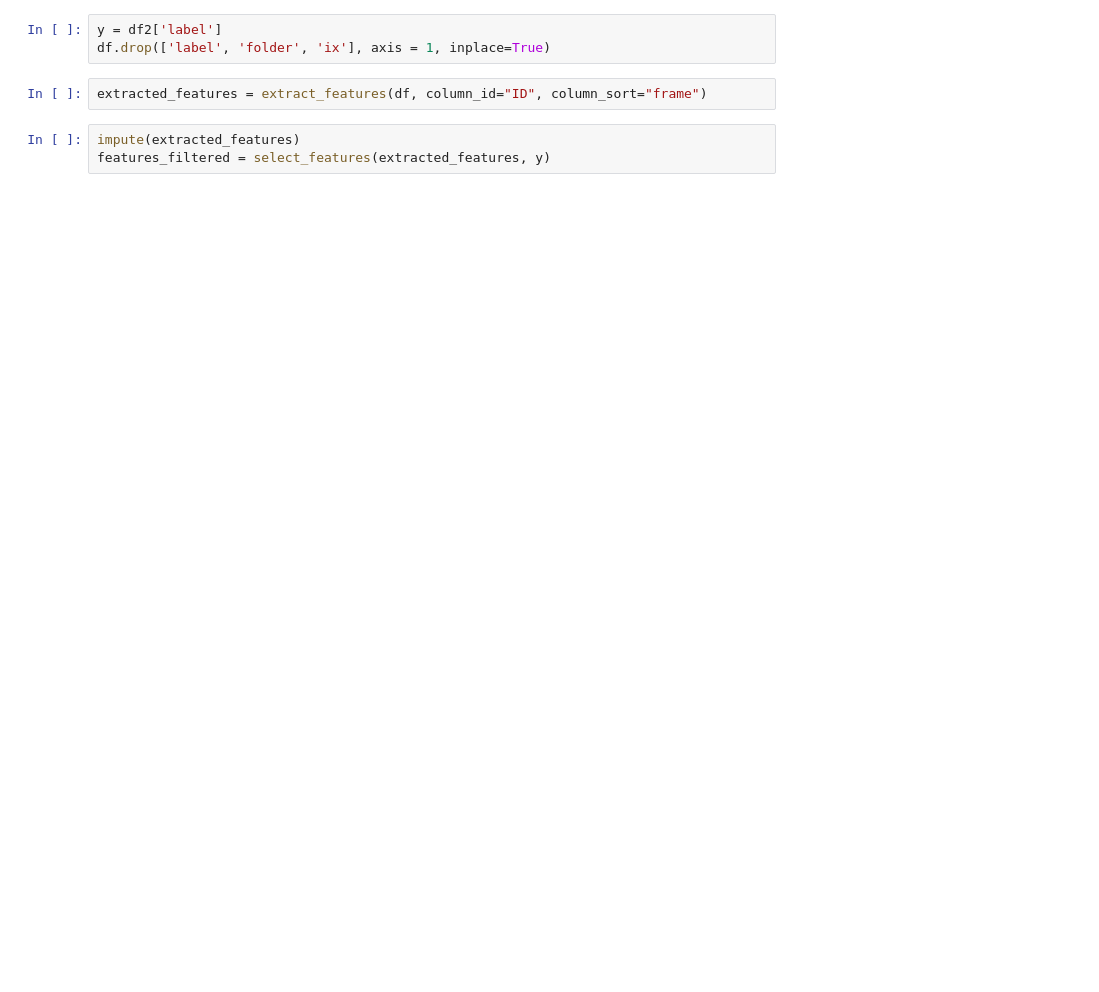
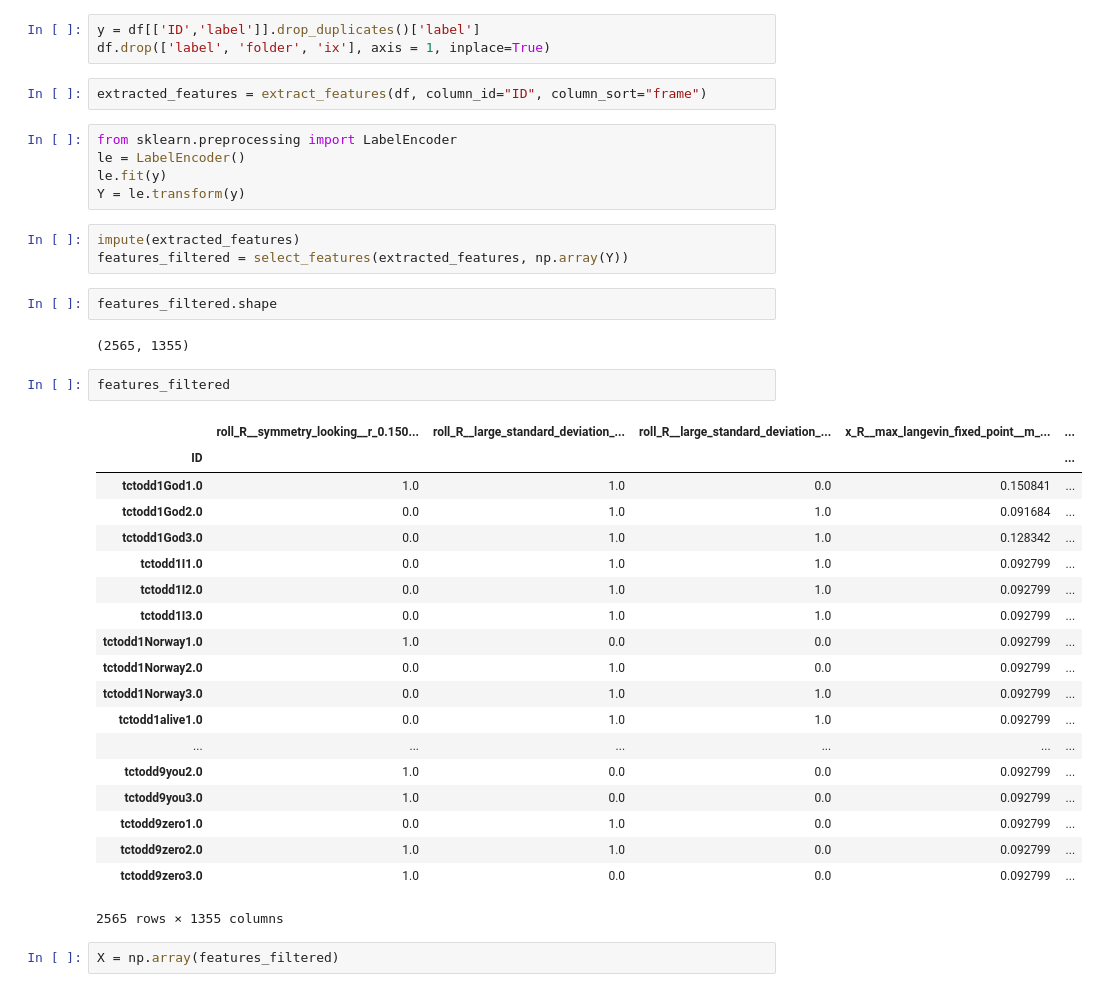
Before and after one commit to anurag-gandhi/Machine-Learning-Course-Project, a Jupyter notebook: Feature Extraction.ipynb, the cells around one changed output. Drawn from its saved outputs; the diff is of its cells as text; blank space fills up the shorter version.

```diff
--- a/Feature Extraction.ipynb
+++ b/Feature Extraction.ipynb
@@ -24,10 +28,43 @@ df['frame'] = g['ix'].rank(method='first')
 # %%
 df['frame'] = df['frame'].astype(int)
 # %%
-y = df2['label']
+y = df[['ID','label']].drop_duplicates()['label']
 df.drop(['label', 'folder', 'ix'], axis = 1, inplace=True)
 # %%
 extracted_features = extract_features(df, column_id="ID", column_sort="frame")
+# %%
+from sklearn.preprocessing import LabelEncoder
+le = LabelEncoder()
+le.fit(y)
+Y = le.transform(y)
 # %%
 impute(extracted_features)
-features_filtered = select_features(extracted_features, y)
+features_filtered = select_features(extracted_features, np.array(Y))
+# %%
+features_filtered.shape
+# %% [output]
+(2565, 1355)
+# %%
+features_filtered
+# %% [output]
+|  | roll_R__symmetry_looking__r_0.150... | roll_R__large_standard_deviation_... | roll_R__large_standard_deviation_... | x_R__max_langevin_fixed_point__m_... | ... |
+| ID |  |  |  |  | ... |
+| tctodd1God1.0 | 1.0 | 1.0 | 0.0 | 0.150841 | ... |
+| tctodd1God2.0 | 0.0 | 1.0 | 1.0 | 0.091684 | ... |
+| tctodd1God3.0 | 0.0 | 1.0 | 1.0 | 0.128342 | ... |
+| tctodd1I1.0 | 0.0 | 1.0 | 1.0 | 0.092799 | ... |
+| tctodd1I2.0 | 0.0 | 1.0 | 1.0 | 0.092799 | ... |
+| tctodd1I3.0 | 0.0 | 1.0 | 1.0 | 0.092799 | ... |
+| tctodd1Norway1.0 | 1.0 | 0.0 | 0.0 | 0.092799 | ... |
+| tctodd1Norway2.0 | 0.0 | 1.0 | 0.0 | 0.092799 | ... |
+| tctodd1Norway3.0 | 0.0 | 1.0 | 1.0 | 0.092799 | ... |
+| tctodd1alive1.0 | 0.0 | 1.0 | 1.0 | 0.092799 | ... |
+| ... | ... | ... | ... | ... | ... |
+| tctodd9you2.0 | 1.0 | 0.0 | 0.0 | 0.092799 | ... |
+| tctodd9you3.0 | 1.0 | 0.0 | 0.0 | 0.092799 | ... |
+| tctodd9zero1.0 | 0.0 | 1.0 | 0.0 | 0.092799 | ... |
+| tctodd9zero2.0 | 1.0 | 1.0 | 0.0 | 0.092799 | ... |
+| tctodd9zero3.0 | 1.0 | 0.0 | 0.0 | 0.092799 | ... |
+2565 rows × 1355 columns
+# %%
+X = np.array(features_filtered)
```
Also changed, not shown: parts of 3 cells of this notebook.
